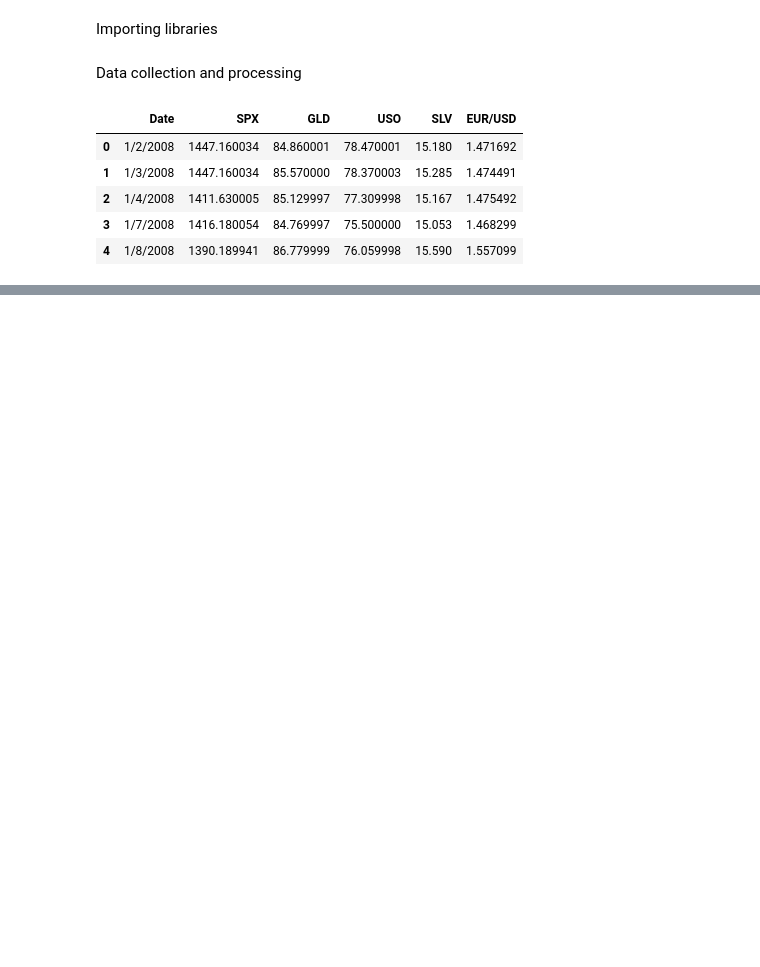
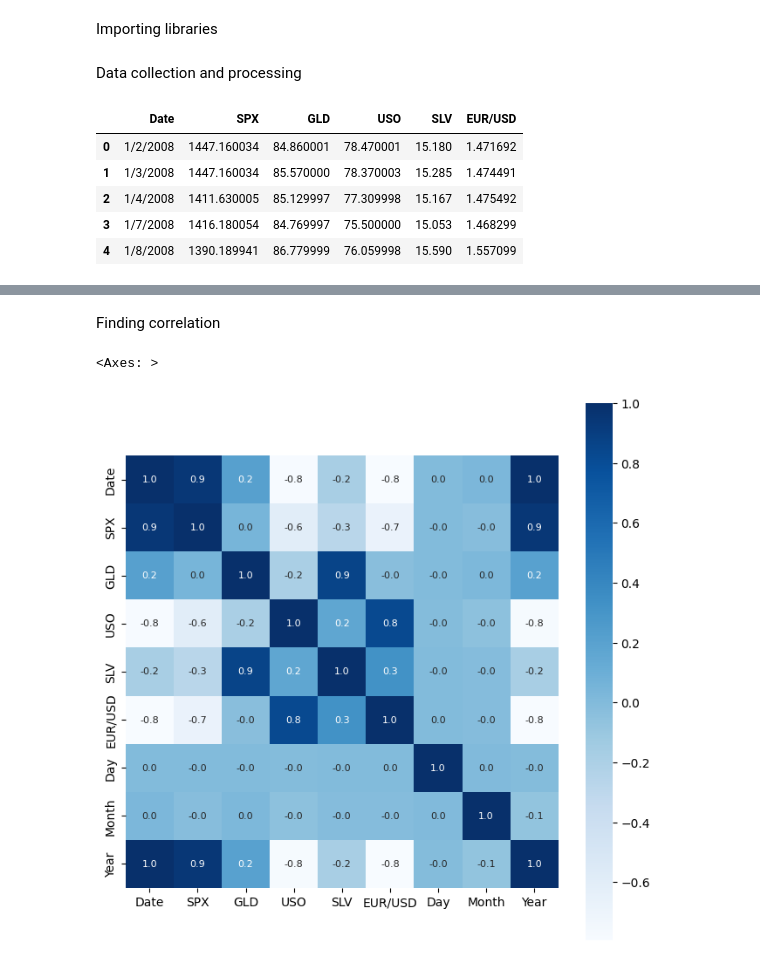
Before and after one commit to absolutePi/gold_price_prediction, a Jupyter notebook: gold_price_prediction.ipynb, the cells around one changed output, grey strips where cells are left out. Drawn from its saved outputs; the diff is of its cells as text; code cells hidden in the pictures; blank space fills up the shorter version.

```diff
--- a/gold_price_prediction.ipynb
+++ b/gold_price_prediction.ipynb
@@ -25,0 +79,19 @@ gold_data.head()
+# %%
+# Assuming 'Date' is the column containing dates like '1/2/2008'
+gold_data['Date'] = pd.to_datetime(gold_data['Date'])  # Convert to datetime objects
+
+# Extract numerical features from the date (e.g., day, month, year)
+gold_data['Day'] = gold_data['Date'].dt.day
+gold_data['Month'] = gold_data['Date'].dt.month
+gold_data['Year'] = gold_data['Date'].dt.year
+# %% [markdown]
+Finding correlation
+# %%
+correlation=gold_data.corr()
+# %%
+#constructing heatmap
+plt.figure(figsize=(8,8))
+sns.heatmap(correlation,cbar=True,square=True,fmt='.1f',annot=True,annot_kws={'size':8},cmap='Blues')
+# %% [output]
+<Axes: >
+[figure, added]
```
Also changed, not shown: parts of 7 cells of this notebook.
